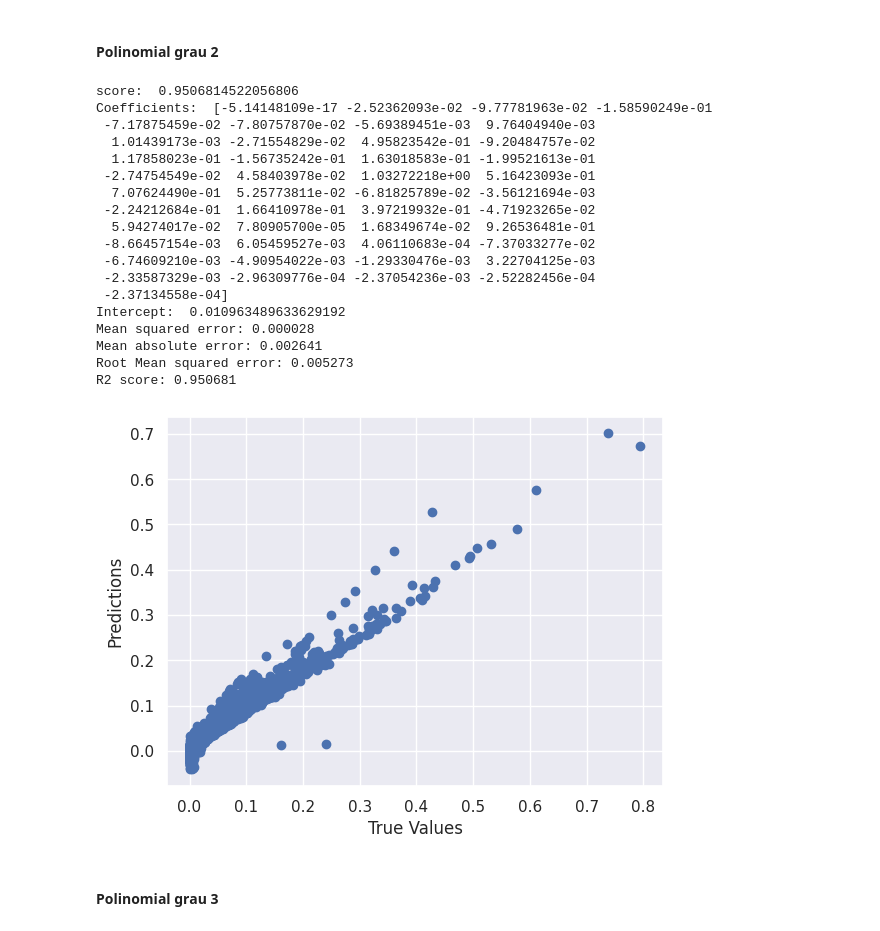
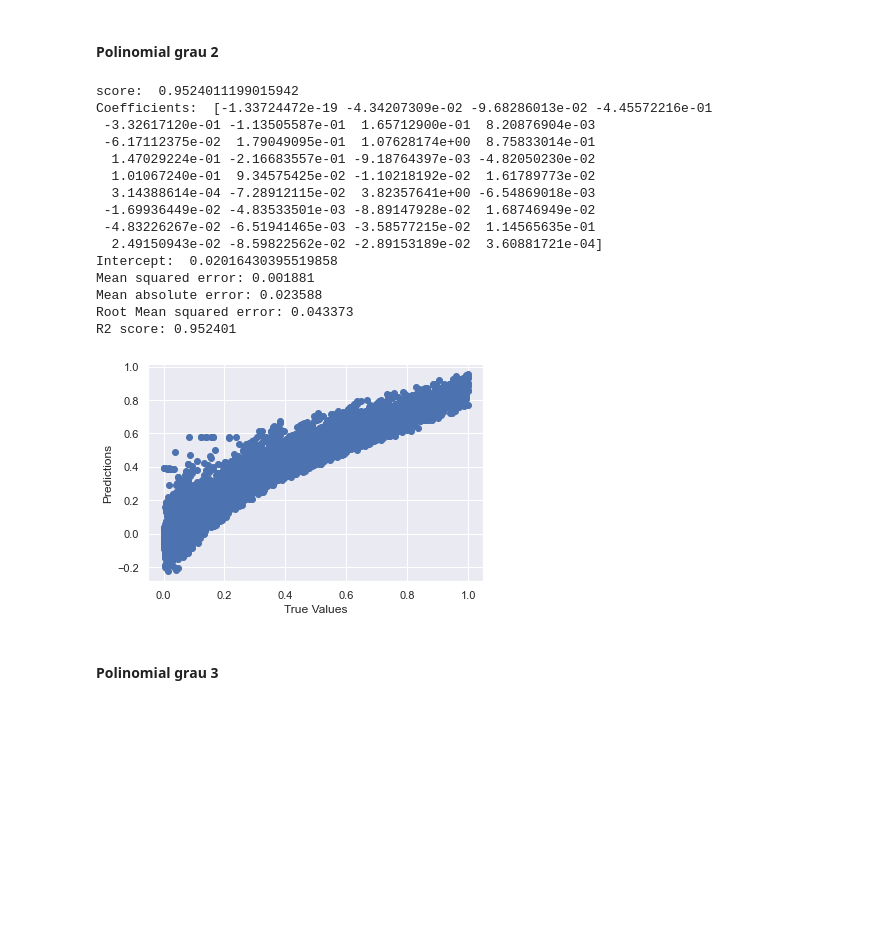
Before and after one commit to Levis33/inf1038-machine-learning, a Jupyter notebook: modelo_regressao.ipynb, the cells around one changed output. Drawn from its saved outputs; the diff is of its cells as text; code cells hidden in the pictures; blank space fills up the shorter version.

```diff
--- a/modelo_regressao.ipynb
+++ b/modelo_regressao.ipynb
@@ -180,13 +210,24 @@ plt.show()
 # %% [markdown]
 ### Boxplots
 # %%
+from pydoc import describe
 import seaborn as sns
 from sklearn.preprocessing import MinMaxScaler
+from numpy import percentile
+
+# removendo outliers
+Q1 = df.quantile(0.25)
+Q3 = df.quantile(0.75)
+IQR = Q3 - Q1
+df = df[~((df < (Q1 - 1.5 * IQR)) |(df > (Q3 + 1.5 * IQR))).any(axis=1)]
+
 
 scaler = MinMaxScaler()
 scaled_df = scaler.fit_transform(df)
 scaled_df = pd.DataFrame(scaled_df, columns=df.columns)
 
+print(display(scaled_df))
+
 scaled_df.boxplot(
-    column=['total_sales', 'tickets_sold', 'tickets_out', 'show_time',  'occu_perc', 'capacity', 'quarter', 'month' , 'day'])
+    column=['total_sales', 'tickets_sold', 'show_time',  'occu_perc', 'capacity', 'quarter', 'month' , 'day'])
 # %% [output]
@@ -242,10 +288,8 @@ df
 # %%
 cinema={}
-# cinema["features"] = np.hstack([df.values[::, :2], df.values[::, 3:]])
-# cinema["target"] = df.values[:, 2]
 
-# cinema["features"] = df[['tickets_sold', 'tickets_out', 'ticket_price', 'show_time',  'occu_perc', 'capacity', 'quarter', 'month' , 'day']]
-cinema["features"] = scaled_df[['tickets_out', 'ticket_price', 'show_time',  'occu_perc', 'capacity', 'quarter', 'month' , 'day']]
+# ['film_code', 'cinema_code', 'ticket_price', 'show_time',  'occu_perc', 'capacity', 'quarter', 'month' , 'day']
+cinema["features"] = scaled_df[['ticket_price', 'show_time',  'occu_perc', 'capacity', 'quarter', 'month' , 'day']]
 cinema["target"] = scaled_df['total_sales']
 
 print(cinema['features'].shape)
@@ -471,56 +486,53 @@ ElasticNet mean scores:  -0.10606825624389724
 from sklearn.feature_selection import SelectFromModel
 from sklearn.preprocessing import PolynomialFeatures
 
-cinema["features"] = scaled_df[['tickets_out', 'ticket_price', 'show_time',  'occu_perc', 'capacity', 'quarter', 'month' , 'day']]
+cinema["features"] = scaled_df[['ticket_price', 'show_time',  'occu_perc', 'capacity', 'quarter', 'month' , 'day']]
 cinema["target"] = scaled_df['total_sales']
 
 x_train, x_test, y_train, y_test = train_test_split(cinema['features'], cinema['target'], test_size=0.3)
 
 poly_reg2 = PolynomialFeatures(degree=2)
 
 x_poly = poly_reg2.fit_transform(cinema['features'])
 
 regressor = LinearRegression()
 
 regressor.fit(x_poly, cinema['target'])
 
 y_pred = regressor.predict(poly_reg2.fit_transform(x_test))
 
 
 print('score: ', regressor.score(poly_reg2.fit_transform(x_test), y_test))
 
 print('Coefficients: ', regressor.coef_)
 print('Intercept: ', regressor.intercept_)
 
 print('Mean squared error: %f' % mean_squared_error(y_test, y_pred)) # dif entre valor predito e valor real elevar ao quadrado, soma todos os erros e divide pelo numero de amotras
 print('Mean absolute error: %f' % mean_absolute_error(y_test, y_pred)) # quanto que em media o modelo esta errando o valor do total de sales
 print('Root Mean squared error: %f' %(np.sqrt(mean_squared_error(y_test, y_pred))))
 print('R2 score: %f' % r2_score(y_test, y_pred))
 
 plt.scatter(y_test, y_pred)
 plt.xlabel('True Values')
 plt.ylabel('Predictions')
 plt.show()
 # %% [output]
-score:  0.9506814522056806
-Coefficients:  [-5.14148109e-17 -2.52362093e-02 -9.77781963e-02 -1.58590249e-01
- -7.17875459e-02 -7.80757870e-02 -5.69389451e-03  9.76404940e-03
-  1.01439173e-03 -2.71554829e-02  4.95823542e-01 -9.20484757e-02
-  1.17858023e-01 -1.56735242e-01  1.63018583e-01 -1.99521613e-01
- -2.74754549e-02  4.58403978e-02  1.03272218e+00  5.16423093e-01
-  7.07624490e-01  5.25773811e-02 -6.81825789e-02 -3.56121694e-03
- -2.24212684e-01  1.66410978e-01  3.97219932e-01 -4.71923265e-02
-  5.94274017e-02  7.80905700e-05  1.68349674e-02  9.26536481e-01
- -8.66457154e-03  6.05459527e-03  4.06110683e-04 -7.37033277e-02
- -6.74609210e-03 -4.90954022e-03 -1.29330476e-03  3.22704125e-03
- -2.33587329e-03 -2.96309776e-04 -2.37054236e-03 -2.52282456e-04
- -2.37134558e-04]
-Intercept:  0.010963489633629192
-Mean squared error: 0.000028
-Mean absolute error: 0.002641
-Root Mean squared error: 0.005273
-R2 score: 0.950681
+score:  0.9524011199015942
+Coefficients:  [-1.33724472e-19 -4.34207309e-02 -9.68286013e-02 -4.45572216e-01
+ -3.32617120e-01 -1.13505587e-01  1.65712900e-01  8.20876904e-03
+ -6.17112375e-02  1.79049095e-01  1.07628174e+00  8.75833014e-01
+  1.47029224e-01 -2.16683557e-01 -9.18764397e-03 -4.82050230e-02
+  1.01067240e-01  9.34575425e-02 -1.10218192e-02  1.61789773e-02
+  3.14388614e-04 -7.28912115e-02  3.82357641e+00 -6.54869018e-03
+ -1.69936449e-02 -4.83533501e-03 -8.89147928e-02  1.68746949e-02
+ -4.83226267e-02 -6.51941465e-03 -3.58577215e-02  1.14565635e-01
+  2.49150943e-02 -8.59822562e-02 -2.89153189e-02  3.60881721e-04]
+Intercept:  0.02016430395519858
+Mean squared error: 0.001881
+Mean absolute error: 0.023588
+Root Mean squared error: 0.043373
+R2 score: 0.952401
-[figure, old version]
+[figure, new version]
 # %% [markdown]
 #### Polinomial grau 3
 # %%
```
Also changed, not shown: parts of 19 cells of this notebook.
